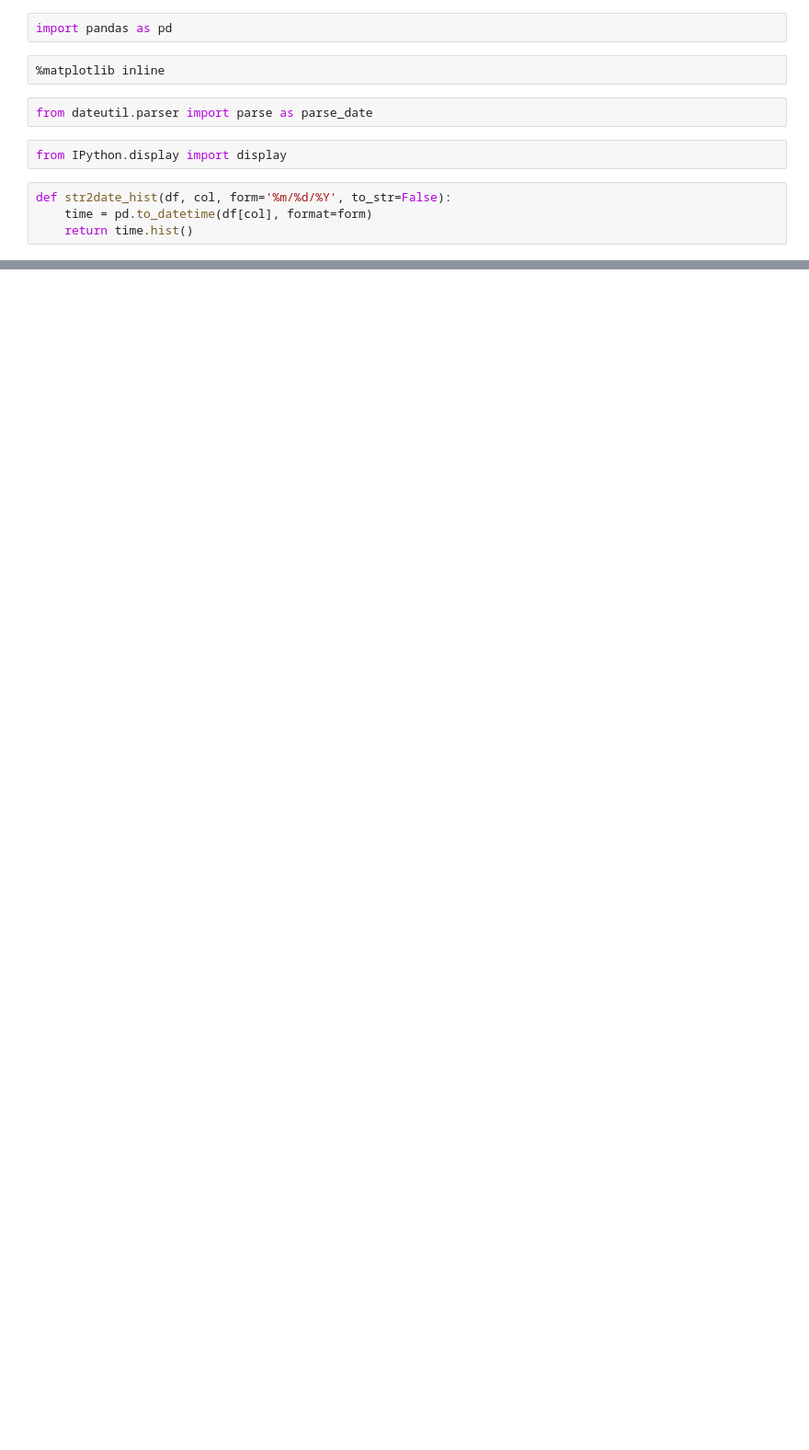
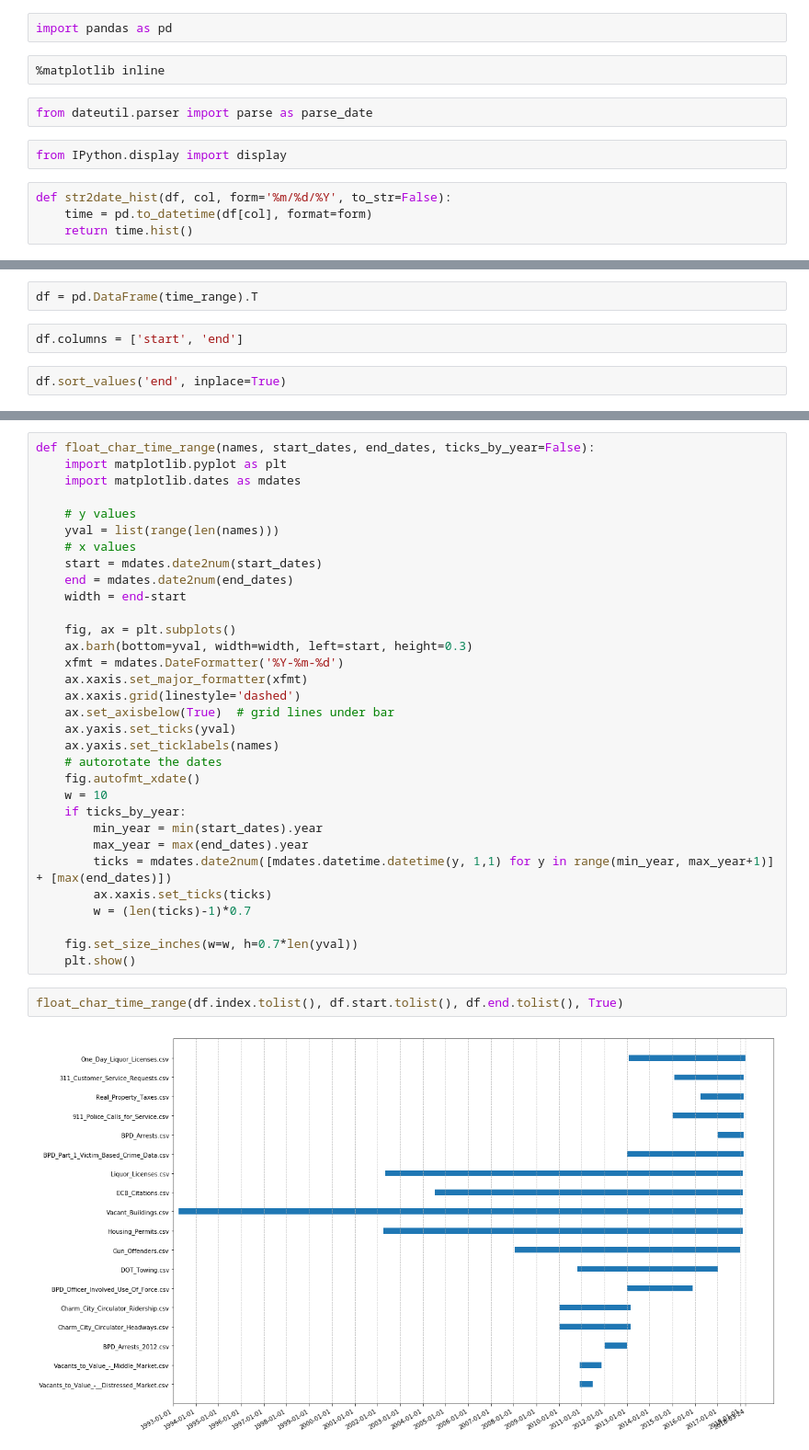
Before and after one commit to JHWu92/public-safety-baltimore, a Jupyter notebook: data/open-baltimore/UNDERSTAND - time range on open.baltimore.ipynb, the cells around one changed output, grey strips where cells are left out. Shown at 92% size. Drawn from its saved outputs; the diff is of its cells as text; blank space fills up the shorter version.

Commit message:
time range

```diff
--- a/data/open-baltimore/UNDERSTAND - time range on open.baltimore.ipynb
+++ b/data/open-baltimore/UNDERSTAND - time range on open.baltimore.ipynb
@@ -71,0 +96,6 @@ Charm_City_Circulator_Headways.csv date
+# %%
+df = pd.DataFrame(time_range).T
+# %%
+df.columns = ['start', 'end']
+# %%
+df.sort_values('end', inplace=True)
@@ -71,0 +106,36 @@ Charm_City_Circulator_Headways.csv date
+# %%
+def float_char_time_range(names, start_dates, end_dates, ticks_by_year=False):
+    import matplotlib.pyplot as plt
+    import matplotlib.dates as mdates
+
+    # y values
+    yval = list(range(len(names)))
+    # x values
+    start = mdates.date2num(start_dates)
+    end = mdates.date2num(end_dates)
+    width = end-start
+
+    fig, ax = plt.subplots()
+    ax.barh(bottom=yval, width=width, left=start, height=0.3)
+    xfmt = mdates.DateFormatter('%Y-%m-%d')
+    ax.xaxis.set_major_formatter(xfmt)
+    ax.xaxis.grid(linestyle='dashed')
+    ax.set_axisbelow(True)  # grid lines under bar
+    ax.yaxis.set_ticks(yval)
+    ax.yaxis.set_ticklabels(names)
+    # autorotate the dates
+    fig.autofmt_xdate()
+    w = 10
+    if ticks_by_year:
+        min_year = min(start_dates).year
+        max_year = max(end_dates).year
+        ticks = mdates.date2num([mdates.datetime.datetime(y, 1,1) for y in range(min_year, max_year+1)] + [max(end_dates)])
+        ax.xaxis.set_ticks(ticks)
+        w = (len(ticks)-1)*0.7
+
+    fig.set_size_inches(w=w, h=0.7*len(yval))
+    plt.show()
+# %%
+float_char_time_range(df.index.tolist(), df.start.tolist(), df.end.tolist(), True)
+# %% [output]
+[figure, added]
```
Also changed, not shown: parts of 4 cells of this notebook.
